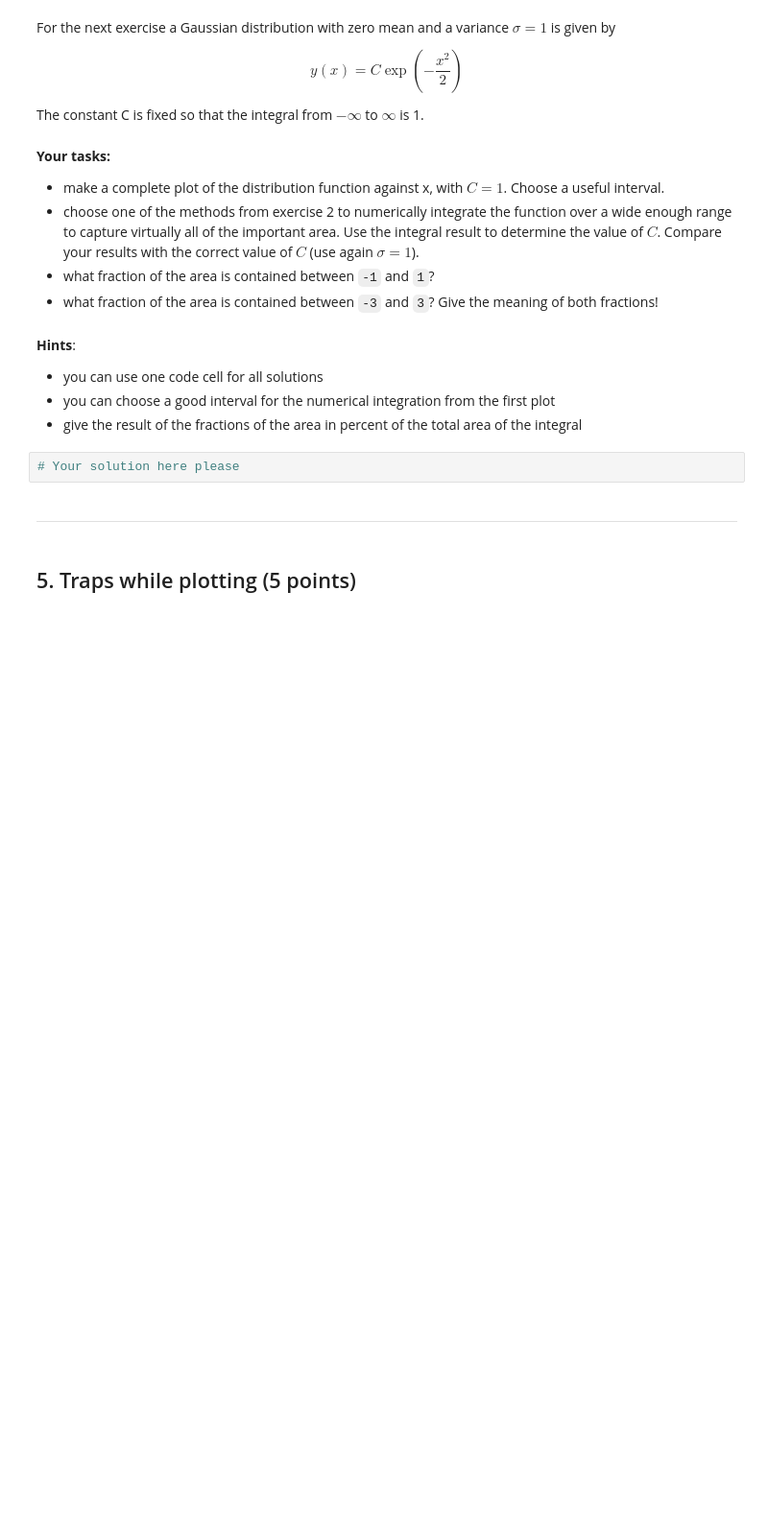
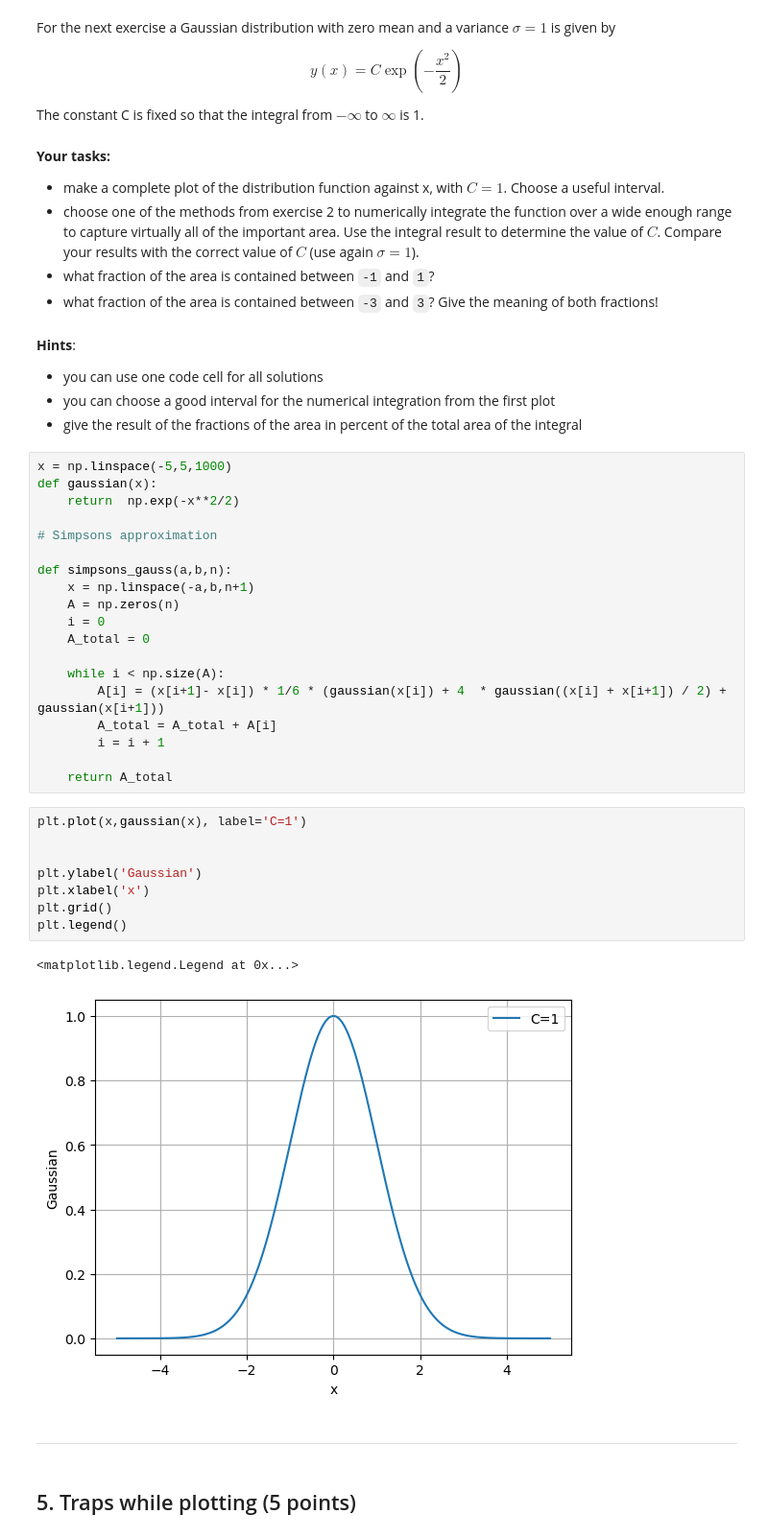
Before and after one commit to benjbrandt/physics725, a Jupyter notebook: Week3/08_Exercises_and_Homework_Week_3.ipynb, the cells around one changed output. Shown: that part at 96% size. Cells and saved outputs as stored; diff of their text form; blank space fills up the shorter version.

```diff
--- a/Week3/08_Exercises_and_Homework_Week_3.ipynb
+++ b/Week3/08_Exercises_and_Homework_Week_3.ipynb
@@ -217,8 +231,36 @@ The constant C is fixed so that the integral from $-\infty$ to $\infty$ is 1.
  * you can use one code cell for all solutions
  * you can choose a good interval for the numerical integration from the first plot
  * give the result of the fractions of the area in percent of the total area of the integral
-# %%
-# Your solution here please
+# %%
+x = np.linspace(-5,5,1000)
+def gaussian(x):
+    return  np.exp(-x**2/2)
+
+# Simpsons approximation
+
+def simpsons_gauss(a,b,n):
+    x = np.linspace(-a,b,n+1)
+    A = np.zeros(n)
+    i = 0
+    A_total = 0
+
+    while i < np.size(A):
+        A[i] = (x[i+1]- x[i]) * 1/6 * (gaussian(x[i]) + 4  * gaussian((x[i] + x[i+1]) / 2) + gaussian(x[i+1]))
+        A_total = A_total + A[i]
+        i = i + 1
+
+    return A_total
+# %%
+plt.plot(x,gaussian(x), label='C=1')
+
+
+plt.ylabel('Gaussian')
+plt.xlabel('x')
+plt.grid()
+plt.legend()
+# %% [output]
+<matplotlib.legend.Legend at 0x...>
+[figure, added]
 # %% [markdown]
 ---
 # %% [markdown]
```
Also changed, not shown: parts of 6 cells of this notebook.
